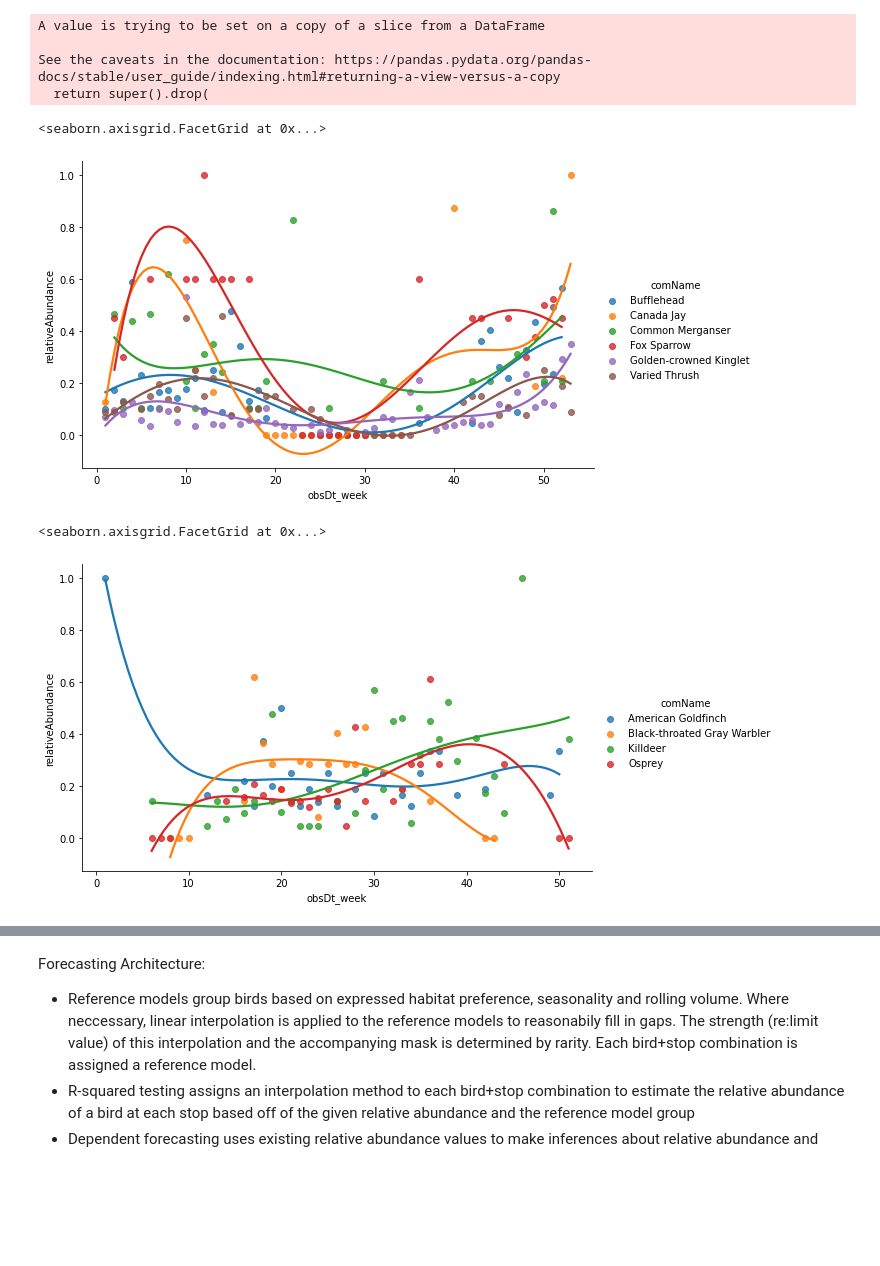
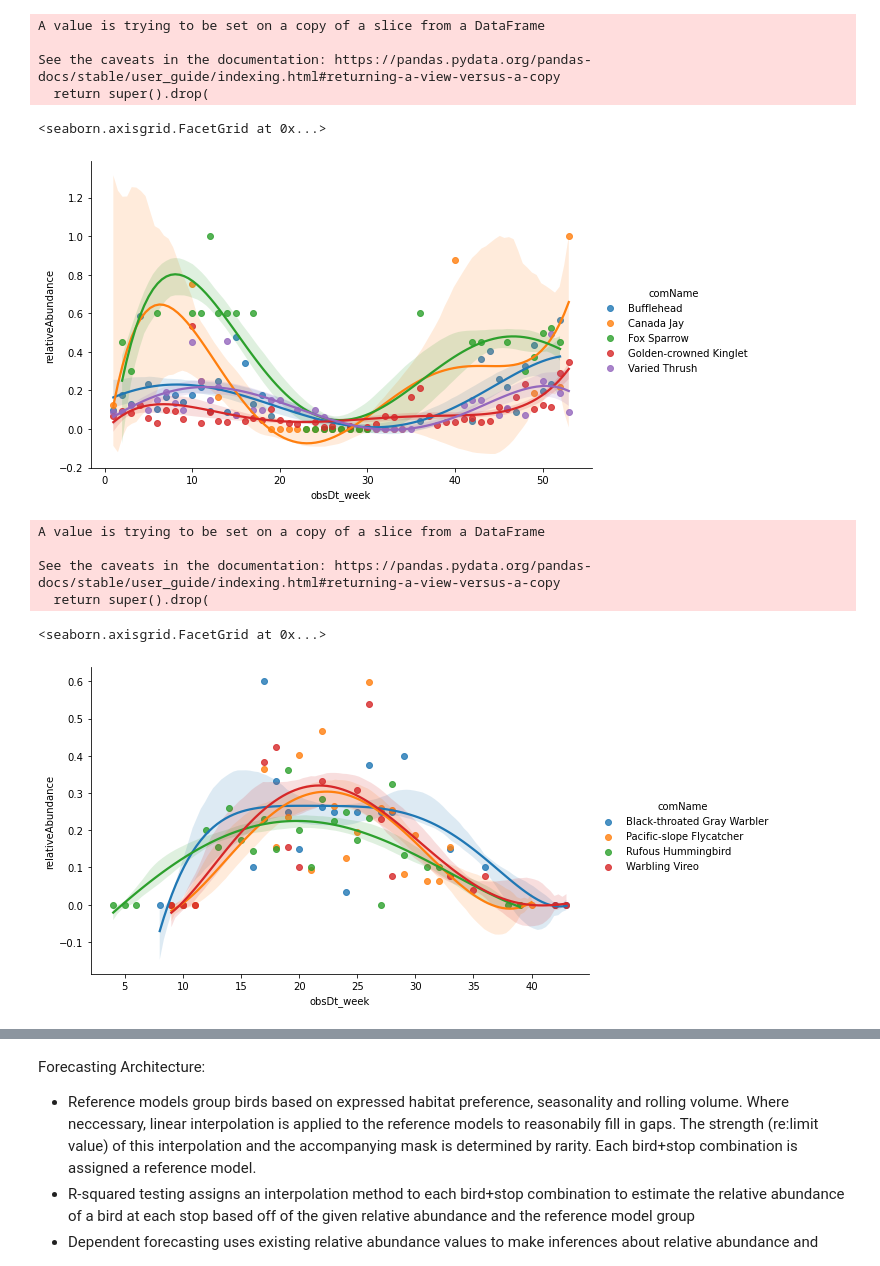
Before and after one commit to Tanag3r/trailheadDirect_birds, a Jupyter notebook: trailheadHabitat_analysis.ipynb, the cells around one changed output, grey strips where cells are left out. Saved outputs shown, nothing was run; the diff lists cells and outputs as text; code cells hidden in the pictures; blank space fills up the shorter version.

```diff
--- a/trailheadHabitat_analysis.ipynb
+++ b/trailheadHabitat_analysis.ipynb
@@ -72,7 +72,8 @@ def wklyAbd_setSpecies(speciesList: list):
         obsData['relativeAbundance'] = obsData.apply(lambda x: (x.howMany/(maxCount[x.comName])),axis=1)  #baseline
         obsData['relativeAbundance'] = obsData.apply(lambda f: stopQualityMask(f.comName,f.StopName)*f.relativeAbundance,axis=1)  #apply frequency mask
         maxAbd = obsData.groupby(['comName'])['relativeAbundance'].max() #max abundance value by species
-        obsData['relativeAbundance'] = obsData.apply(lambda n: (n.relativeAbundance/(maxAbd[n.comName])),axis=1)  #normalize
+        minAbd = obsData.groupby(['comName'])['relativeAbundance'].min()   #min abundance value by species
+        obsData['relativeAbundance'] = obsData.apply(lambda n: ((n.relativeAbundance-minAbd[n.comName])/(maxAbd[n.comName]-minAbd[n.comName])),axis=1)  #min-max normalize
         #apply absence smoothing mask
         list = []
         obsData = obsData.groupby(['comName','obsDt_week'])['relativeAbundance'].mean().reset_index()
@@ -100,13 +101,6 @@ def wklyAbd_setSpecies(speciesList: list):
     except Exception as ex:
         raise ex
     return weeklyAbundance
-# %%
-model___spring = wklyAbd_setSpecies(speciesList=['"Yellow-rumped Warbler"','"Nashville Warbler"'])
-# %% [output]
-A value is trying to be set on a copy of a slice from a DataFrame
-
-See the caveats in the documentation: https://pandas.pydata.org/pandas-docs/stable/user_guide/indexing.html#returning-a-view-versus-a-copy
-  return super().drop(
 # %%
 ##TODO #80 develop a reference model for birds present in winter and early spring that returns a list of species that fit the model
 ##TODO #81 write a function that tests the fit of each species' observerd smoothed relative abundance against each model, then returns a model
@@ -114,15 +108,24 @@ See the caveats in the documentation: https://pandas.pydata.org/pandas-docs/stab
 #winter abundance model
 # %%
 ##TODO #85 continue culling, pulling species into SpringSummer, winterSpringSummer abundance models
-model___winterSpringWinter = wklyAbd_setSpecies(speciesList=['"Fox Sparrow"','"Golden-crowned Kinglet"','"Canada Jay"','"Bufflehead"','"White-throated Sparrow"','"Common Merganser"','"Varied Thrush"'])
-sns.lmplot(data=model___winterSpringWinter,x='obsDt_week',y='relativeAbundance',order=5,ci=None,hue='comName',aspect=1.61)
+#this one works....
+model___winterSpringWinter = wklyAbd_setSpecies(speciesList=['"Fox Sparrow"','"Golden-crowned Kinglet"','"Canada Jay"','"Bufflehead"','"White-throated Sparrow"','"Varied Thrush"'])
+sns.lmplot(data=model___winterSpringWinter,x='obsDt_week',y='relativeAbundance',order=5,ci=65,aspect=1.61,hue='comName')
 # %% [output]
-<seaborn.axisgrid.FacetGrid at 0x...>
+A value is trying to be set on a copy of a slice from a DataFrame
+
+See the caveats in the documentation: https://pandas.pydata.org/pandas-docs/stable/user_guide/indexing.html#returning-a-view-versus-a-copy
+  return super().drop(
+<seaborn.axisgrid.FacetGrid at 0x...>
-[figure, old version]
+[figure, new version]
 # %%
-model___springSummerFall = wklyAbd_setSpecies(speciesList=['"Killdeer"','"Osprey"','"American Goldfinch"','"Black-throated Gray Warbler"'])
-sns.lmplot(data=model___springSummerFall,x='obsDt_week',y='relativeAbundance',order=5,ci=None,hue='comName',aspect=1.61)
+model___springSummer = wklyAbd_setSpecies(speciesList=['"Purple Martin"','"Warbling Vireo"','"Pacific-slope Flycatcher"','"Black-throated Gray Warbler"','"Rufous Hummingbird"'])
+sns.lmplot(data=model___springSummer,x='obsDt_week',y='relativeAbundance',order=5,ci=45,hue='comName',aspect=1.61)
 # %% [output]
-<seaborn.axisgrid.FacetGrid at 0x...>
+A value is trying to be set on a copy of a slice from a DataFrame
+
+See the caveats in the documentation: https://pandas.pydata.org/pandas-docs/stable/user_guide/indexing.html#returning-a-view-versus-a-copy
+  return super().drop(
+<seaborn.axisgrid.FacetGrid at 0x...>
-[figure, old version]
+[figure, new version]
 # %%
```
Also changed, not shown: parts of 6 cells of this notebook.
